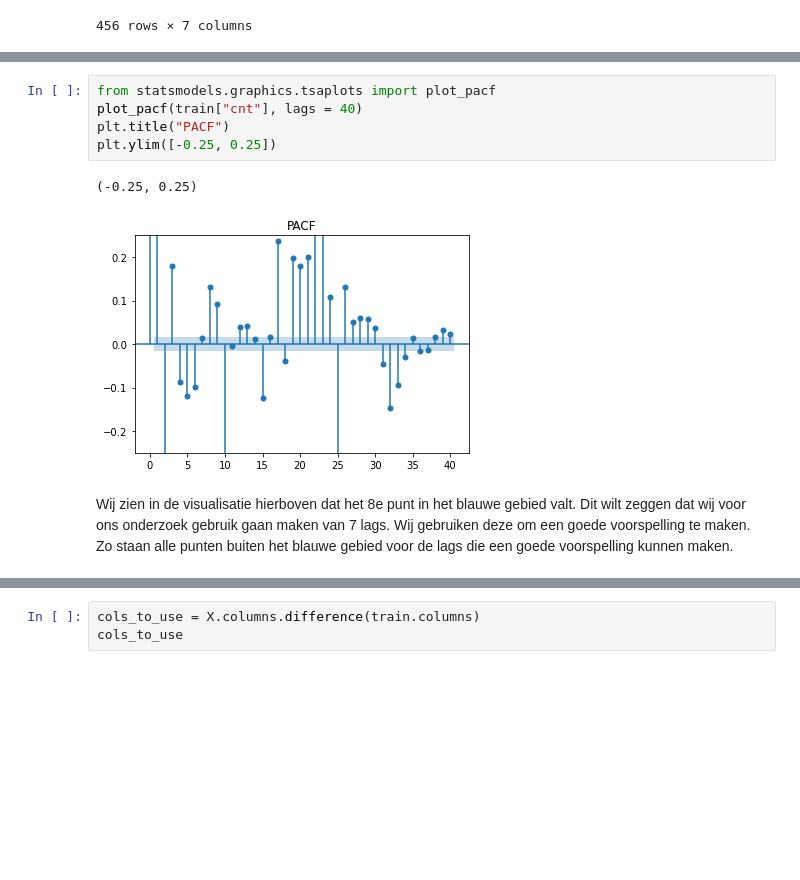
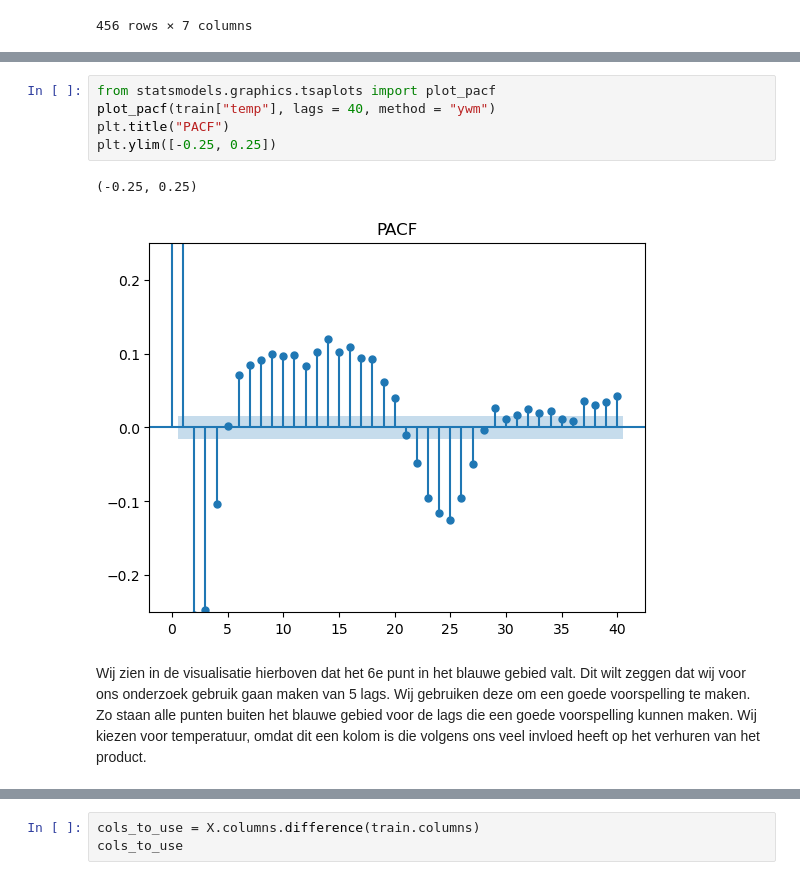
Before and after one commit to NimaGhafar/machine_learning_deurwaardes, a Jupyter notebook: Heethoofd_Portfolio.ipynb, the cells around one changed output, grey strips where cells are left out. Saved outputs shown, nothing was run; the diff lists cells and outputs as text; blank space fills up the shorter version.

```diff
--- a/Heethoofd_Portfolio.ipynb
+++ b/Heethoofd_Portfolio.ipynb
@@ -769,13 +773,13 @@ plt.show()
 # %%
 from statsmodels.graphics.tsaplots import plot_pacf
-plot_pacf(train["cnt"], lags = 40)
+plot_pacf(train["temp"], lags = 40, method = "ywm")
 plt.title("PACF")
 plt.ylim([-0.25, 0.25])
 # %% [output]
 (-0.25, 0.25)
-[figure, old version]
+[figure, new version]
 # %% [markdown]
-Wij zien in de visualisatie hierboven dat het 8e punt in het blauwe gebied valt. Dit wilt zeggen dat wij voor ons onderzoek gebruik gaan maken van 7 lags. Wij gebruiken deze om een goede voorspelling te maken. Zo staan alle punten buiten het blauwe gebied voor de lags die een goede voorspelling kunnen maken.
+Wij zien in de visualisatie hierboven dat het 6e punt in het blauwe gebied valt. Dit wilt zeggen dat wij voor ons onderzoek gebruik gaan maken van 5 lags. Wij gebruiken deze om een goede voorspelling te maken. Zo staan alle punten buiten het blauwe gebied voor de lags die een goede voorspelling kunnen maken. Wij kiezen voor temperatuur, omdat dit een kolom is die volgens ons veel invloed heeft op het verhuren van het product.
 # %%
 def make_lags(ts, lags, lead_time=1):
     return pd.concat(
```
Also changed, not shown: parts of 37 cells of this notebook.
